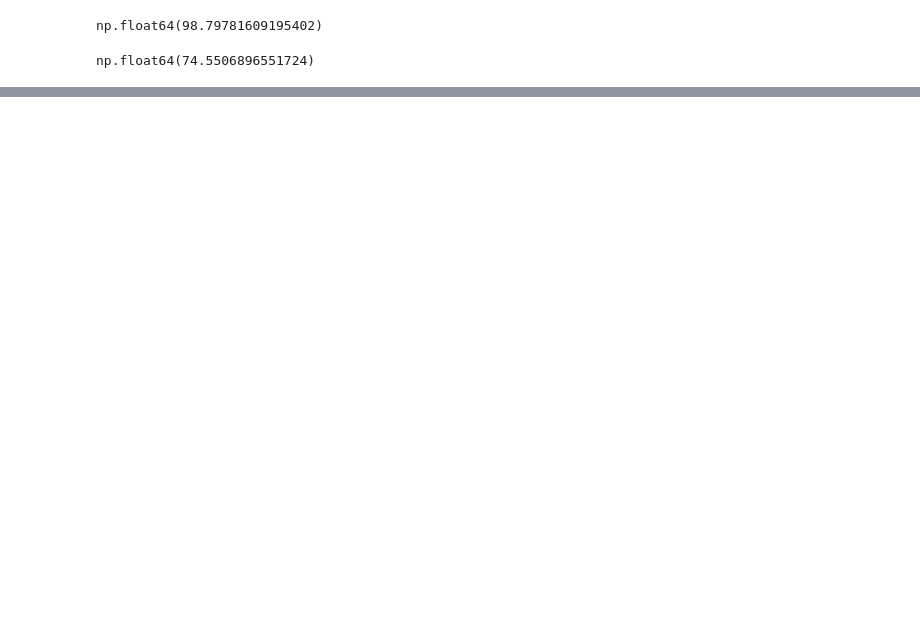
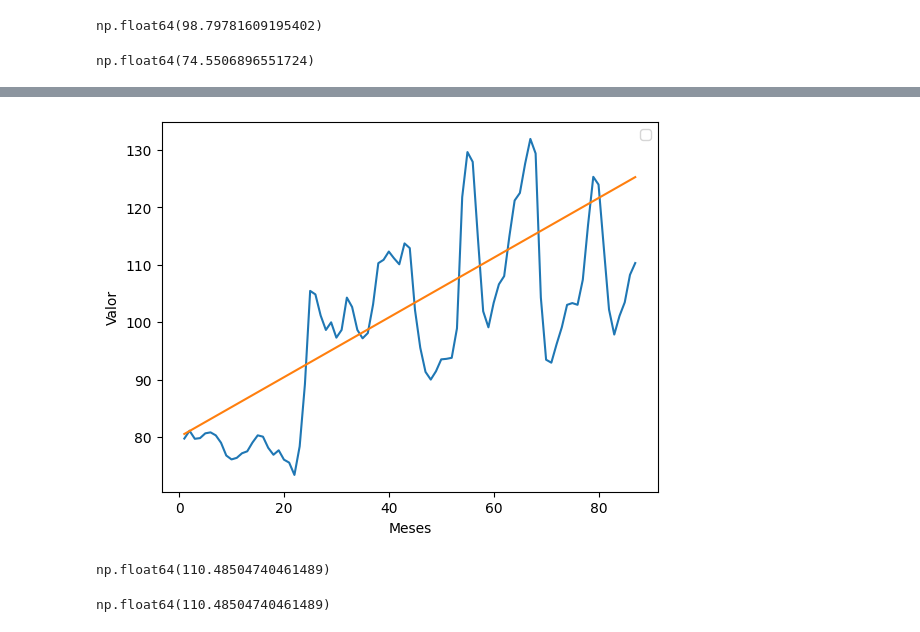
Before and after one commit to nascidoug/DATA_LEARNING, a Jupyter notebook: DATASCIENCE/ALURA/NOTEBOOKS/numpy.ipynb, the cells around one changed output, grey strips where cells are left out. Cells and saved outputs as stored; diff of their text form; code cells hidden in the pictures; blank space fills up the shorter version.

```diff
--- a/DATASCIENCE/ALURA/NOTEBOOKS/numpy.ipynb
+++ b/DATASCIENCE/ALURA/NOTEBOOKS/numpy.ipynb
@@ -241,0 +255,22 @@ np.float64(74.5506896551724)
+# %%
+y = 0.52*x+80
+# %%
+plt.plot(datas, Moscow)
+plt.plot(x,y)
+plt.legend()
+plt.xlabel('Meses')
+plt.ylabel('Valor')
+plt.show()
+# %% [output]
+[figure, added]
+# %%
+#Ajustando a reta
+
+np.sqrt(np.sum(np.power(Moscow-y,2)))
+# %% [output]
+np.float64(110.48504740461489)
+# %%
+# Verifica o quão distante os pontos reais do gráfico estão da reta de tendência
+np.linalg.norm(Moscow-y)
+# %% [output]
+np.float64(110.48504740461489)
```
Also changed, not shown: parts of 14 cells of this notebook.
